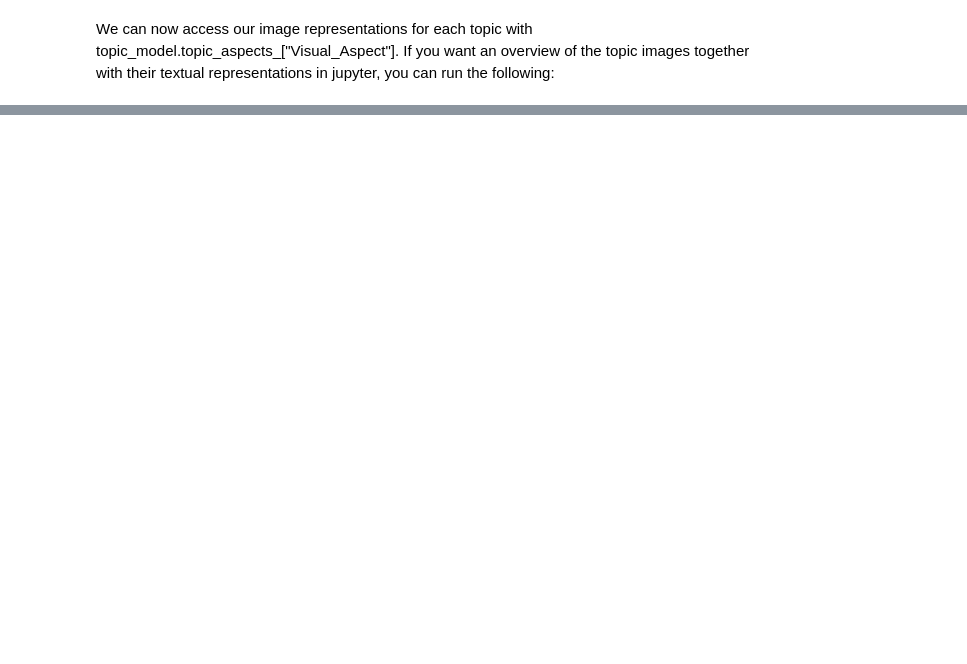
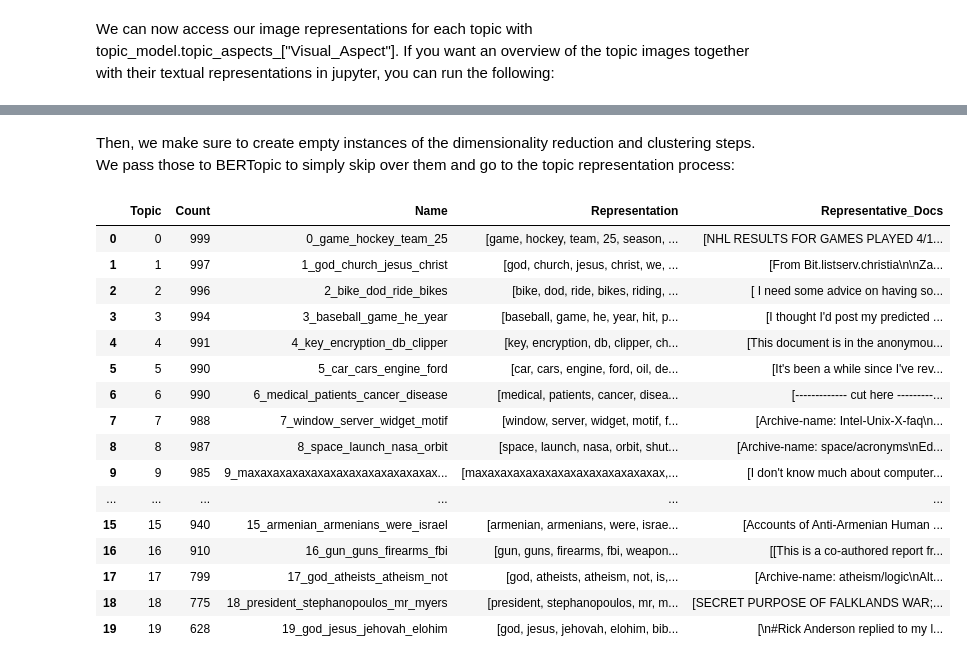
Before and after one commit to Shudi-Zhao/bertopic, a Jupyter notebook: variations/modeling.ipynb, the cells around one changed output, grey strips where cells are left out. Saved outputs shown, nothing was run; the diff lists cells and outputs as text; code cells hidden in the pictures; blank space fills up the shorter version.

```diff
--- a/variations/modeling.ipynb
+++ b/variations/modeling.ipynb
@@ -372,0 +1073,46 @@ HTML(df.to_html(formatters={'Visual_Aspect': image_formatter}, escape=False))
+# %% [markdown]
+Then, we make sure to create empty instances of the dimensionality reduction and clustering steps. We pass those to BERTopic to simply skip over them and go to the topic representation process:
+# %%
+from bertopic import BERTopic
+from bertopic.vectorizers import ClassTfidfTransformer
+from bertopic.dimensionality import BaseDimensionalityReduction
+from sklearn.linear_model import LogisticRegression
+
+# Get labeled data
+data = fetch_20newsgroups(subset='all',  remove=('headers', 'footers', 'quotes'))
+docs = data['data']
+y = data['target']
+
+# Skip over dimensionality reduction, replace cluster model with classifier,
+# and reduce frequent words while we are at it.
+empty_dimensionality_model = BaseDimensionalityReduction()
+clf = LogisticRegression()
+ctfidf_model = ClassTfidfTransformer(reduce_frequent_words=True)
+
+# Create a fully supervised BERTopic instance
+topic_model= BERTopic(
+        umap_model=empty_dimensionality_model,
+        hdbscan_model=clf,
+        ctfidf_model=ctfidf_model
+)
+topics, probs = topic_model.fit_transform(docs, y=y)
+# %%
+topic_model.get_topic_info()
+# %% [output]
+|  | Topic | Count | Name | Representation | Representative_Docs |
+| 0 | 0 | 999 | 0_game_hockey_team_25 | [game, hockey, team, 25, season, ... | [NHL RESULTS FOR GAMES PLAYED 4/1... |
+| 1 | 1 | 997 | 1_god_church_jesus_christ | [god, church, jesus, christ, we, ... | [From Bit.listserv.christia\n\nZa... |
+| 2 | 2 | 996 | 2_bike_dod_ride_bikes | [bike, dod, ride, bikes, riding, ... | [ I need some advice on having so... |
+| 3 | 3 | 994 | 3_baseball_game_he_year | [baseball, game, he, year, hit, p... | [I thought I'd post my predicted ... |
+| 4 | 4 | 991 | 4_key_encryption_db_clipper | [key, encryption, db, clipper, ch... | [This document is in the anonymou... |
+| 5 | 5 | 990 | 5_car_cars_engine_ford | [car, cars, engine, ford, oil, de... | [It's been a while since I've rev... |
+| 6 | 6 | 990 | 6_medical_patients_cancer_disease | [medical, patients, cancer, disea... | [------------- cut here ---------... |
+| 7 | 7 | 988 | 7_window_server_widget_motif | [window, server, widget, motif, f... | [Archive-name: Intel-Unix-X-faq\n... |
+| 8 | 8 | 987 | 8_space_launch_nasa_orbit | [space, launch, nasa, orbit, shut... | [Archive-name: space/acronyms\nEd... |
+| 9 | 9 | 985 | 9_maxaxaxaxaxaxaxaxaxaxaxaxaxaxax... | [maxaxaxaxaxaxaxaxaxaxaxaxaxaxax,... | [I don't know much about computer... |
+| ... | ... | ... | ... | ... | ... |
+| 15 | 15 | 940 | 15_armenian_armenians_were_israel | [armenian, armenians, were, israe... | [Accounts of Anti-Armenian Human ... |
+| 16 | 16 | 910 | 16_gun_guns_firearms_fbi | [gun, guns, firearms, fbi, weapon... | [[This is a co-authored report fr... |
+| 17 | 17 | 799 | 17_god_atheists_atheism_not | [god, atheists, atheism, not, is,... | [Archive-name: atheism/logic\nAlt... |
+| 18 | 18 | 775 | 18_president_stephanopoulos_mr_myers | [president, stephanopoulos, mr, m... | [SECRET PURPOSE OF FALKLANDS WAR;... |
+| 19 | 19 | 628 | 19_god_jesus_jehovah_elohim | [god, jesus, jehovah, elohim, bib... | [\n#Rick Anderson replied to my l... |
```
Also changed, not shown: parts of 104 cells of this notebook, 3 other files.
